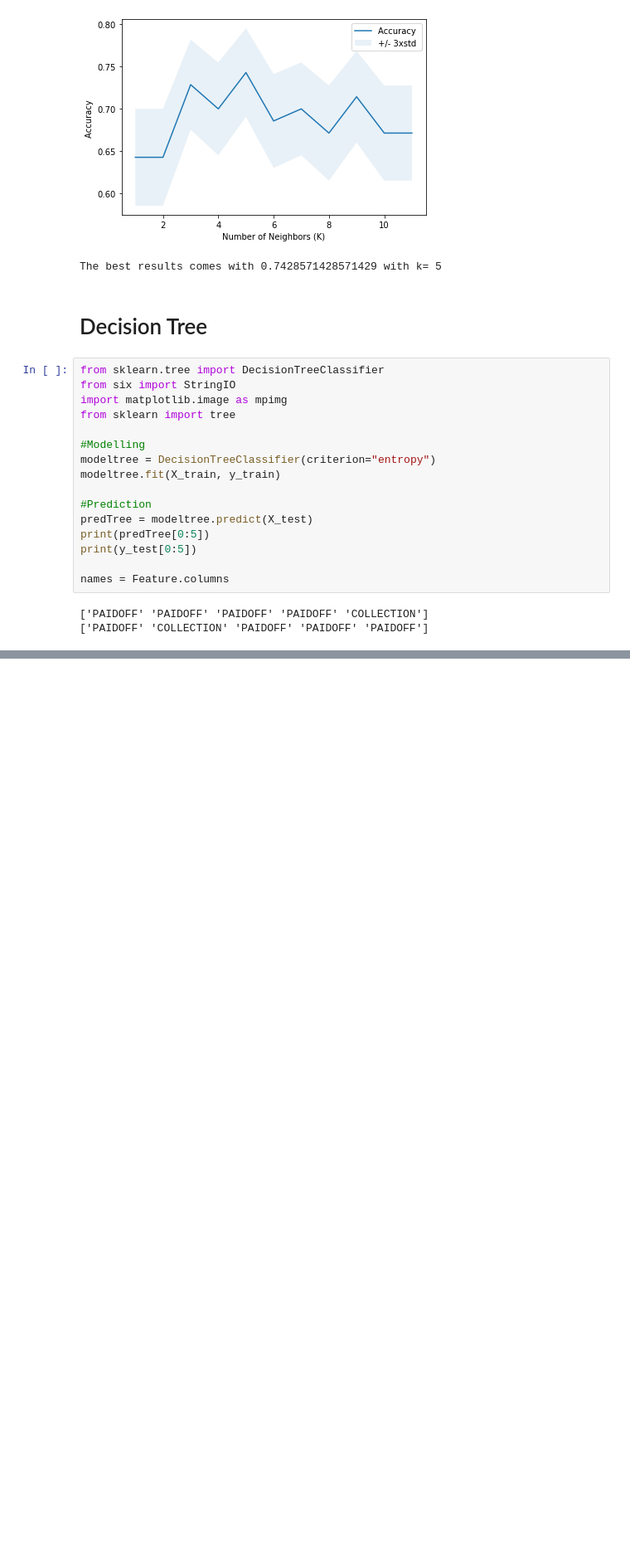
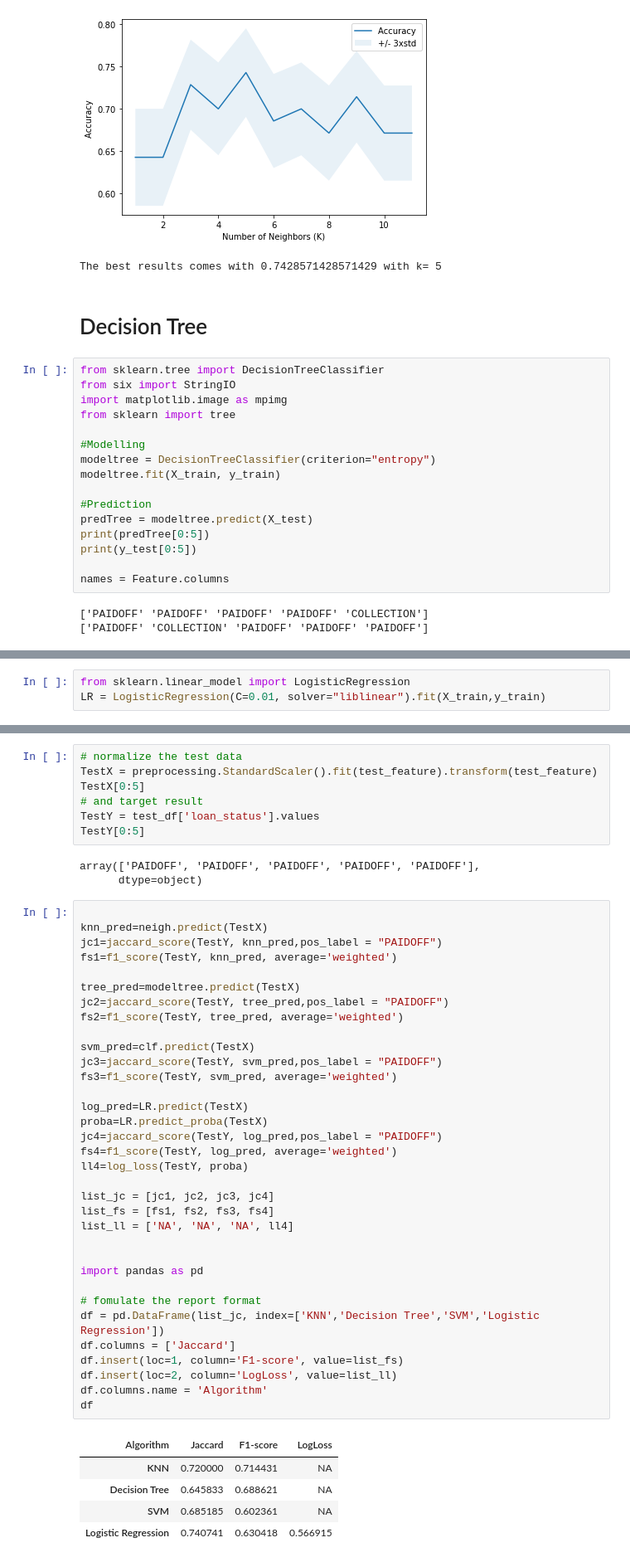
Before and after one commit to msbernardo/ML-with-Python---Coursera---Final-Project, a Jupyter notebook: Final Project.ipynb, the cells around one changed output, grey strips where cells are left out. Shown at 83% size. Drawn from its saved outputs; the diff is of its cells as text; blank space fills up the shorter version.

```diff
--- a/Final Project.ipynb
+++ b/Final Project.ipynb
@@ -287,0 +326,3 @@ Requirement already satisfied: pyparsing>=2.0.1 in /opt/conda/envs/Python-3.9/li
+# %%
+from sklearn.linear_model import LogisticRegression
+LR = LogisticRegression(C=0.01, solver="liblinear").fit(X_train,y_train)
@@ -287,0 +392,50 @@ Requirement already satisfied: pyparsing>=2.0.1 in /opt/conda/envs/Python-3.9/li
+# %%
+# normalize the test data
+TestX = preprocessing.StandardScaler().fit(test_feature).transform(test_feature)
+TestX[0:5]
+# and target result
+TestY = test_df['loan_status'].values
+TestY[0:5]
+# %% [output]
+array(['PAIDOFF', 'PAIDOFF', 'PAIDOFF', 'PAIDOFF', 'PAIDOFF'],
+      dtype=object)
+# %%
+
+knn_pred=neigh.predict(TestX)
+jc1=jaccard_score(TestY, knn_pred,pos_label = "PAIDOFF")
+fs1=f1_score(TestY, knn_pred, average='weighted')
+
+tree_pred=modeltree.predict(TestX)
+jc2=jaccard_score(TestY, tree_pred,pos_label = "PAIDOFF")
+fs2=f1_score(TestY, tree_pred, average='weighted')
+
+svm_pred=clf.predict(TestX)
+jc3=jaccard_score(TestY, svm_pred,pos_label = "PAIDOFF")
+fs3=f1_score(TestY, svm_pred, average='weighted')
+
+log_pred=LR.predict(TestX)
+proba=LR.predict_proba(TestX)
+jc4=jaccard_score(TestY, log_pred,pos_label = "PAIDOFF")
+fs4=f1_score(TestY, log_pred, average='weighted')
+ll4=log_loss(TestY, proba)
+
+list_jc = [jc1, jc2, jc3, jc4]
+list_fs = [fs1, fs2, fs3, fs4]
+list_ll = ['NA', 'NA', 'NA', ll4]
+
+
+import pandas as pd
+
+# fomulate the report format
+df = pd.DataFrame(list_jc, index=['KNN','Decision Tree','SVM','Logistic Regression'])
+df.columns = ['Jaccard']
+df.insert(loc=1, column='F1-score', value=list_fs)
+df.insert(loc=2, column='LogLoss', value=list_ll)
+df.columns.name = 'Algorithm'
+df
+# %% [output]
+| Algorithm | Jaccard | F1-score | LogLoss |
+| KNN | 0.720000 | 0.714431 | NA |
+| Decision Tree | 0.645833 | 0.688621 | NA |
+| SVM | 0.685185 | 0.602361 | NA |
+| Logistic Regression | 0.740741 | 0.630418 | 0.566915 |
```
Also changed, not shown: parts of 17 cells of this notebook.
